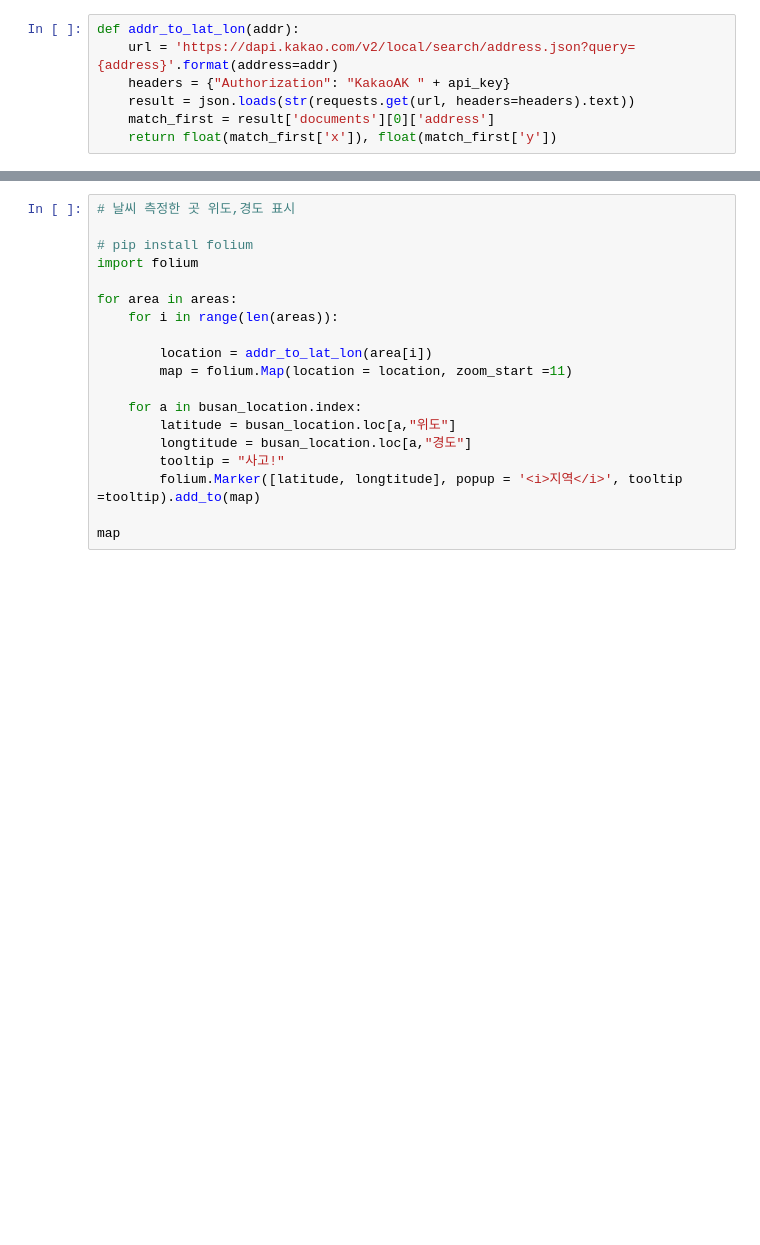
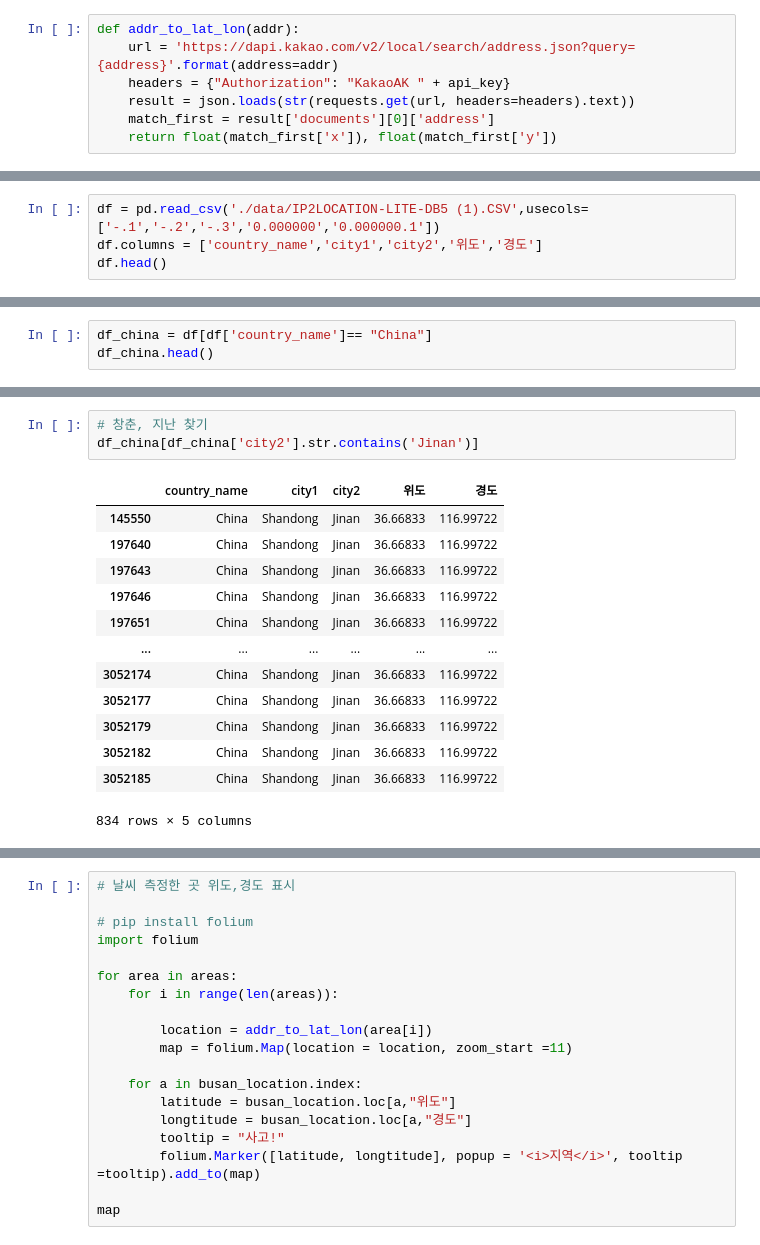
Before and after one commit to 21ckwj/fintech, a Jupyter notebook: 프로젝트2/위도경도구하기.ipynb, the cells around one changed output, grey strips where cells are left out. Saved outputs shown, nothing was run; the diff lists cells and outputs as text; blank space fills up the shorter version.

```diff
--- a/프로젝트2/위도경도구하기.ipynb
+++ b/프로젝트2/위도경도구하기.ipynb
@@ -24,0 +63,4 @@ areas[0]
+# %%
+df = pd.read_csv('./data/IP2LOCATION-LITE-DB5 (1).CSV',usecols=['-.1','-.2','-.3','0.000000','0.000000.1'])
+df.columns = ['country_name','city1','city2','위도','경도']
+df.head()
@@ -24,0 +164,3 @@ areas[0]
+# %%
+df_china = df[df['country_name']== "China"]
+df_china.head()
@@ -24,0 +198,17 @@ areas[0]
+# %%
+# 창춘, 지난 찾기
+df_china[df_china['city2'].str.contains('Jinan')]
+# %% [output]
+|  | country_name | city1 | city2 | 위도 | 경도 |
+| 145550 | China | Shandong | Jinan | 36.66833 | 116.99722 |
+| 197640 | China | Shandong | Jinan | 36.66833 | 116.99722 |
+| 197643 | China | Shandong | Jinan | 36.66833 | 116.99722 |
+| 197646 | China | Shandong | Jinan | 36.66833 | 116.99722 |
+| 197651 | China | Shandong | Jinan | 36.66833 | 116.99722 |
+| ... | ... | ... | ... | ... | ... |
+| 3052174 | China | Shandong | Jinan | 36.66833 | 116.99722 |
+| 3052177 | China | Shandong | Jinan | 36.66833 | 116.99722 |
+| 3052179 | China | Shandong | Jinan | 36.66833 | 116.99722 |
+| 3052182 | China | Shandong | Jinan | 36.66833 | 116.99722 |
+| 3052185 | China | Shandong | Jinan | 36.66833 | 116.99722 |
+834 rows × 5 columns
```
Also changed, not shown: parts of 31 cells of this notebook, 3 other files.
